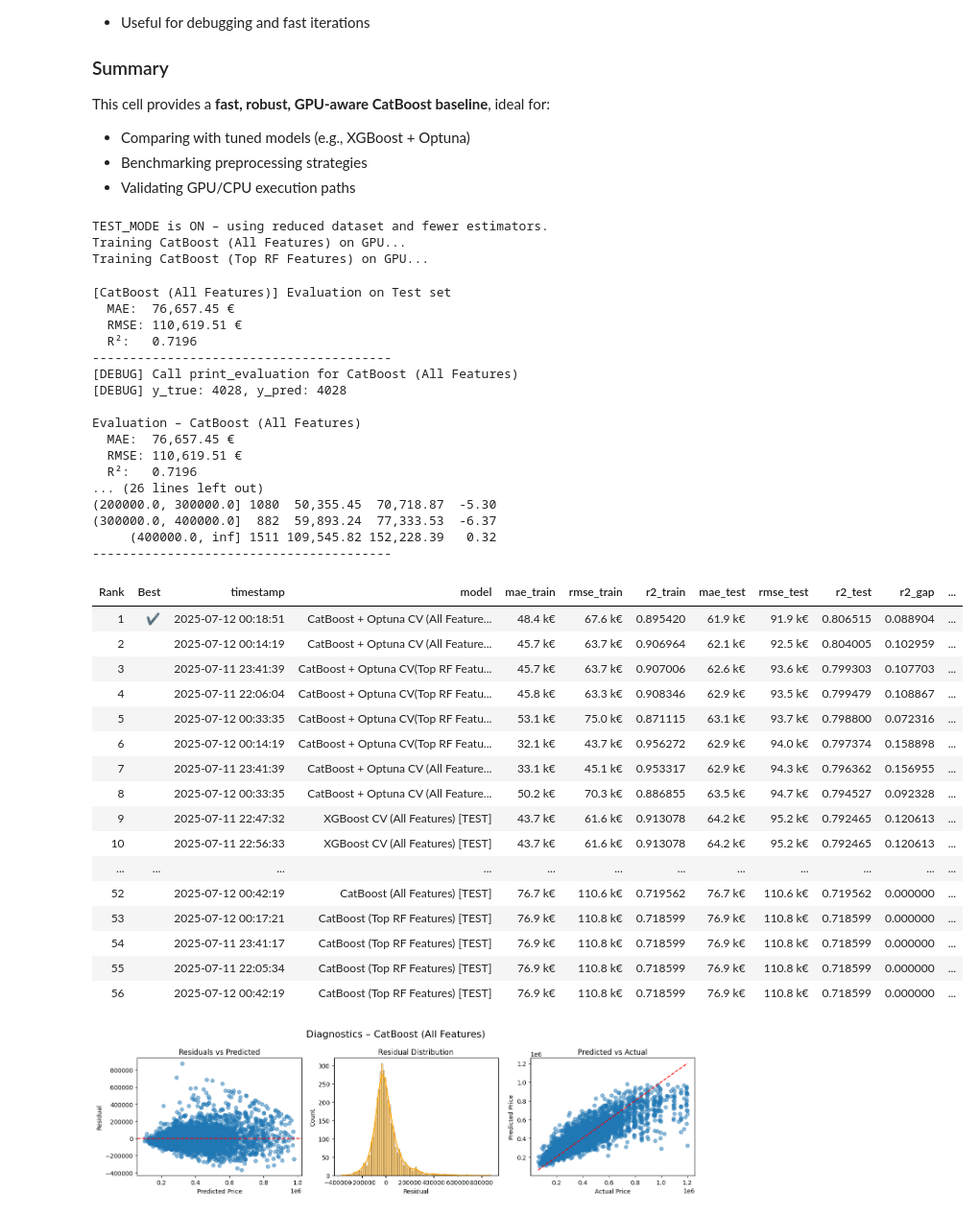
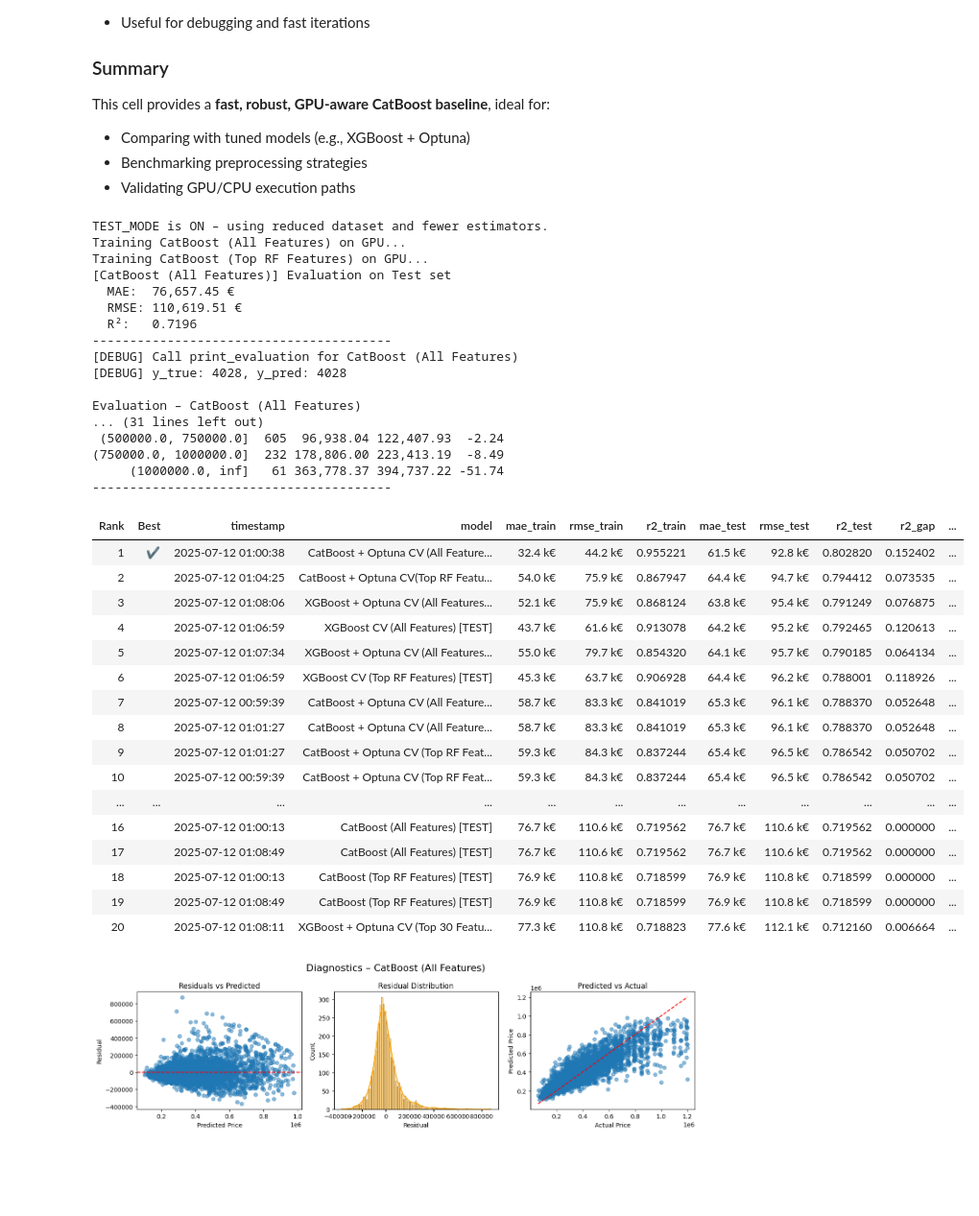
Before and after one commit to subllings/real-estate-price-predictor, a Jupyter notebook: notebooks/pipeline/060_tune_catboost.ipynb, the cells around one changed output. Shown at 96% size. Saved outputs shown, nothing was run; the diff lists cells and outputs as text; code cells hidden in the pictures; blank space fills up the shorter version.

```diff
--- a/notebooks/pipeline/060_tune_catboost.ipynb
+++ b/notebooks/pipeline/060_tune_catboost.ipynb
@@ -164,7 +164,7 @@ y_pred_top = model_top.predict(X_test_top)
 # Step 6: Evaluate CatBoost models on test set
 
 # Define price bins for range-based evaluation
-price_bins = [0, 100_000, 200_000, 300_000, 400_000, float('inf')]
+price_bins = [0, 250_000, 500_000, 750_000, 1_000_000, float("inf")]
 
 # Evaluation – All Features
 evaluator_all = ModelEvaluator("CatBoost (All Features)")
@@ -196,66 +196,63 @@ logger.log(
     mae_train=mae_all,  # Here, test and train are equal due to baseline eval
     rmse_train=rmse_all,
     r2_train=r2_all,
     mae_test=mae_all,
     rmse_test=rmse_all,
     r2_test=r2_all,
     data_file=ML_READY_DATA_FILE,
     n_features=X_train_all.shape[1]
 )
 
 logger.log(
     model_name=f"CatBoost (Top RF Features){' [TEST]' if TEST_MODE else ''}",
     experiment_name=f"CatBoost Baseline (Top RF Features){' [TEST]' if TEST_MODE else ''}",
     mae_train=mae_top,
     rmse_train=rmse_top,
     r2_train=r2_top,
     mae_test=mae_top,
     rmse_test=rmse_top,
     r2_test=r2_top,
     data_file=ML_READY_DATA_FILE,
     n_features=X_train_top.shape[1]
 )
 
 # Step 8: Display summary table of all logged experiments
 logger.display_table()
 # %% [output]
 TEST_MODE is ON – using reduced dataset and fewer estimators.
 Training CatBoost (All Features) on GPU...
 Training CatBoost (Top RF Features) on GPU...
+[CatBoost (All Features)] Evaluation on Test set
+  MAE:  76,657.45 €
+  RMSE: 110,619.51 €
+  R²:   0.7196
+----------------------------------------
+[DEBUG] Call print_evaluation for CatBoost (All Features)
+[DEBUG] y_true: 4028, y_pred: 4028
+
+Evaluation – CatBoost (All Features)
+... (31 lines left out)
+ (500000.0, 750000.0]  605  96,938.04 122,407.93  -2.24
+(750000.0, 1000000.0]  232 178,806.00 223,413.19  -8.49
+     (1000000.0, inf]   61 363,778.37 394,737.22 -51.74
+----------------------------------------
-[CatBoost (All Features)] Evaluation on Test set
-  MAE:  76,657.45 €
-  RMSE: 110,619.51 €
-  R²:   0.7196
-----------------------------------------
-[DEBUG] Call print_evaluation for CatBoost (All Features)
-[DEBUG] y_true: 4028, y_pred: 4028
-
-Evaluation – CatBoost (All Features)
-  MAE:  76,657.45 €
-  RMSE: 110,619.51 €
-  R²:   0.7196
-... (26 lines left out)
-(200000.0, 300000.0] 1080  50,355.45  70,718.87  -5.30
-(300000.0, 400000.0]  882  59,893.24  77,333.53  -6.37
-     (400000.0, inf] 1511 109,545.82 152,228.39   0.32
-----------------------------------------
 | Rank | Best | timestamp | model | mae_train | rmse_train | r2_train | mae_test | rmse_test | r2_test | r2_gap | ... |
-| 1 | ✔ | 2025-07-12 00:18:51 | CatBoost + Optuna CV (All Feature... | 48.4 k€ | 67.6 k€ | 0.895420 | 61.9 k€ | 91.9 k€ | 0.806515 | 0.088904 | ... |
-| 2 |  | 2025-07-12 00:14:19 | CatBoost + Optuna CV (All Feature... | 45.7 k€ | 63.7 k€ | 0.906964 | 62.1 k€ | 92.5 k€ | 0.804005 | 0.102959 | ... |
-| 3 |  | 2025-07-11 23:41:39 | CatBoost + Optuna CV(Top RF Featu... | 45.7 k€ | 63.7 k€ | 0.907006 | 62.6 k€ | 93.6 k€ | 0.799303 | 0.107703 | ... |
-| 4 |  | 2025-07-11 22:06:04 | CatBoost + Optuna CV(Top RF Featu... | 45.8 k€ | 63.3 k€ | 0.908346 | 62.9 k€ | 93.5 k€ | 0.799479 | 0.108867 | ... |
-| 5 |  | 2025-07-12 00:33:35 | CatBoost + Optuna CV(Top RF Featu... | 53.1 k€ | 75.0 k€ | 0.871115 | 63.1 k€ | 93.7 k€ | 0.798800 | 0.072316 | ... |
-| 6 |  | 2025-07-12 00:14:19 | CatBoost + Optuna CV(Top RF Featu... | 32.1 k€ | 43.7 k€ | 0.956272 | 62.9 k€ | 94.0 k€ | 0.797374 | 0.158898 | ... |
-| 7 |  | 2025-07-11 23:41:39 | CatBoost + Optuna CV (All Feature... | 33.1 k€ | 45.1 k€ | 0.953317 | 62.9 k€ | 94.3 k€ | 0.796362 | 0.156955 | ... |
-| 8 |  | 2025-07-12 00:33:35 | CatBoost + Optuna CV (All Feature... | 50.2 k€ | 70.3 k€ | 0.886855 | 63.5 k€ | 94.7 k€ | 0.794527 | 0.092328 | ... |
-| 9 |  | 2025-07-11 22:47:32 | XGBoost CV (All Features) [TEST] | 43.7 k€ | 61.6 k€ | 0.913078 | 64.2 k€ | 95.2 k€ | 0.792465 | 0.120613 | ... |
-| 10 |  | 2025-07-11 22:56:33 | XGBoost CV (All Features) [TEST] | 43.7 k€ | 61.6 k€ | 0.913078 | 64.2 k€ | 95.2 k€ | 0.792465 | 0.120613 | ... |
+| 1 | ✔ | 2025-07-12 01:00:38 | CatBoost + Optuna CV (All Feature... | 32.4 k€ | 44.2 k€ | 0.955221 | 61.5 k€ | 92.8 k€ | 0.802820 | 0.152402 | ... |
+| 2 |  | 2025-07-12 01:04:25 | CatBoost + Optuna CV(Top RF Featu... | 54.0 k€ | 75.9 k€ | 0.867947 | 64.4 k€ | 94.7 k€ | 0.794412 | 0.073535 | ... |
+| 3 |  | 2025-07-12 01:08:06 | XGBoost + Optuna CV (All Features... | 52.1 k€ | 75.9 k€ | 0.868124 | 63.8 k€ | 95.4 k€ | 0.791249 | 0.076875 | ... |
+| 4 |  | 2025-07-12 01:06:59 | XGBoost CV (All Features) [TEST] | 43.7 k€ | 61.6 k€ | 0.913078 | 64.2 k€ | 95.2 k€ | 0.792465 | 0.120613 | ... |
+| 5 |  | 2025-07-12 01:07:34 | XGBoost + Optuna CV (All Features... | 55.0 k€ | 79.7 k€ | 0.854320 | 64.1 k€ | 95.7 k€ | 0.790185 | 0.064134 | ... |
+| 6 |  | 2025-07-12 01:06:59 | XGBoost CV (Top RF Features) [TEST] | 45.3 k€ | 63.7 k€ | 0.906928 | 64.4 k€ | 96.2 k€ | 0.788001 | 0.118926 | ... |
+| 7 |  | 2025-07-12 00:59:39 | CatBoost + Optuna CV (All Feature... | 58.7 k€ | 83.3 k€ | 0.841019 | 65.3 k€ | 96.1 k€ | 0.788370 | 0.052648 | ... |
+| 8 |  | 2025-07-12 01:01:27 | CatBoost + Optuna CV (All Feature... | 58.7 k€ | 83.3 k€ | 0.841019 | 65.3 k€ | 96.1 k€ | 0.788370 | 0.052648 | ... |
+| 9 |  | 2025-07-12 01:01:27 | CatBoost + Optuna CV (Top RF Feat... | 59.3 k€ | 84.3 k€ | 0.837244 | 65.4 k€ | 96.5 k€ | 0.786542 | 0.050702 | ... |
+| 10 |  | 2025-07-12 00:59:39 | CatBoost + Optuna CV (Top RF Feat... | 59.3 k€ | 84.3 k€ | 0.837244 | 65.4 k€ | 96.5 k€ | 0.786542 | 0.050702 | ... |
 | ... | ... | ... | ... | ... | ... | ... | ... | ... | ... | ... | ... |
-| 52 |  | 2025-07-12 00:42:19 | CatBoost (All Features) [TEST] | 76.7 k€ | 110.6 k€ | 0.719562 | 76.7 k€ | 110.6 k€ | 0.719562 | 0.000000 | ... |
-| 53 |  | 2025-07-12 00:17:21 | CatBoost (Top RF Features) [TEST] | 76.9 k€ | 110.8 k€ | 0.718599 | 76.9 k€ | 110.8 k€ | 0.718599 | 0.000000 | ... |
-| 54 |  | 2025-07-11 23:41:17 | CatBoost (Top RF Features) [TEST] | 76.9 k€ | 110.8 k€ | 0.718599 | 76.9 k€ | 110.8 k€ | 0.718599 | 0.000000 | ... |
-| 55 |  | 2025-07-11 22:05:34 | CatBoost (Top RF Features) [TEST] | 76.9 k€ | 110.8 k€ | 0.718599 | 76.9 k€ | 110.8 k€ | 0.718599 | 0.000000 | ... |
-| 56 |  | 2025-07-12 00:42:19 | CatBoost (Top RF Features) [TEST] | 76.9 k€ | 110.8 k€ | 0.718599 | 76.9 k€ | 110.8 k€ | 0.718599 | 0.000000 | ... |
+| 16 |  | 2025-07-12 01:00:13 | CatBoost (All Features) [TEST] | 76.7 k€ | 110.6 k€ | 0.719562 | 76.7 k€ | 110.6 k€ | 0.719562 | 0.000000 | ... |
+| 17 |  | 2025-07-12 01:08:49 | CatBoost (All Features) [TEST] | 76.7 k€ | 110.6 k€ | 0.719562 | 76.7 k€ | 110.6 k€ | 0.719562 | 0.000000 | ... |
+| 18 |  | 2025-07-12 01:00:13 | CatBoost (Top RF Features) [TEST] | 76.9 k€ | 110.8 k€ | 0.718599 | 76.9 k€ | 110.8 k€ | 0.718599 | 0.000000 | ... |
+| 19 |  | 2025-07-12 01:08:49 | CatBoost (Top RF Features) [TEST] | 76.9 k€ | 110.8 k€ | 0.718599 | 76.9 k€ | 110.8 k€ | 0.718599 | 0.000000 | ... |
+| 20 |  | 2025-07-12 01:08:11 | XGBoost + Optuna CV (Top 30 Featu... | 77.3 k€ | 110.8 k€ | 0.718823 | 77.6 k€ | 112.1 k€ | 0.712160 | 0.006664 | ... |
 # %%
 import matplotlib.pyplot as plt
 import seaborn as sns
```
Also changed, not shown: parts of 5 cells of this notebook, 51 other files.
